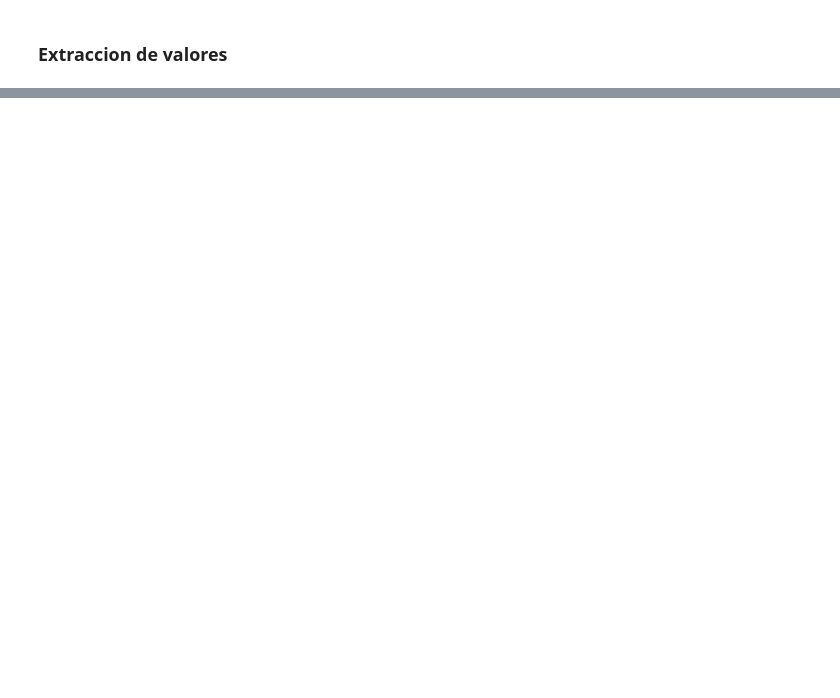
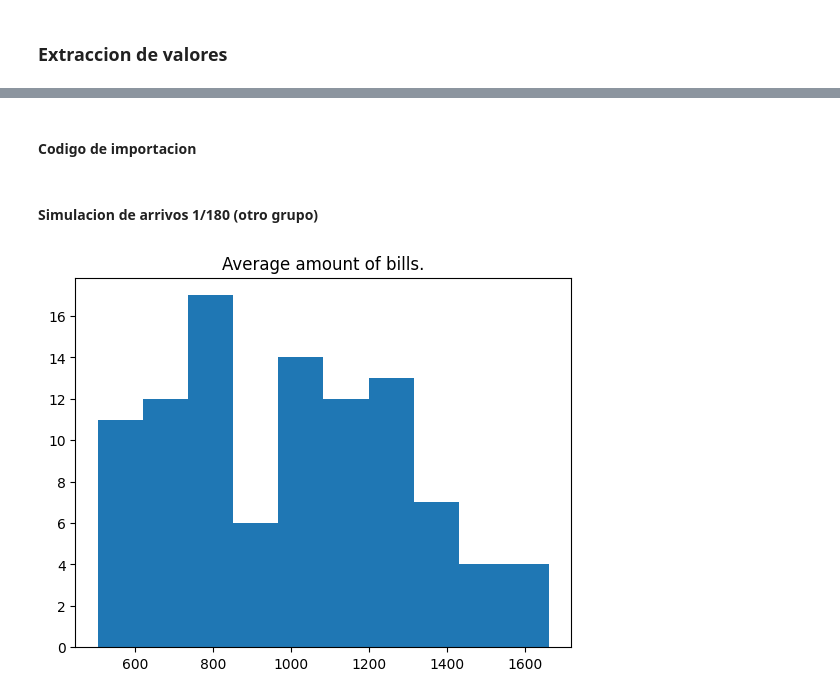
Before and after one commit to MartinCohen98/simulacion_tp1_grupo2_1c2024, a Jupyter notebook: Ejercicio2_TP2.ipynb, the cells around one changed output, grey strips where cells are left out. Drawn from its saved outputs; the diff is of its cells as text; code cells hidden in the pictures; blank space fills up the shorter version.

Commit message:
Comparativa entre grupos terminada ejercicio 2

```diff
--- a/Ejercicio2_TP2.ipynb
+++ b/Ejercicio2_TP2.ipynb
@@ -490,3 +521,51 @@ def extract_values(all_simu, name_of_file):
 
 # extract_values(complete_simulation, "results.csv")
 # extract_values(complete_simulation_2, "results_1_90.csv")
+# %% [markdown]
+#### Codigo de importacion
+# %%
+# clase donde se almacenan la informacion
+class DailyCustomerEventInfo:
+    def __init__(self, proportion_of_failure, median_of_bills, values_median_all, values_std_all, values_median_extract, values_std_extract, values_median_deposit, values_std_deposit):
+        self.proportion_of_failure = proportion_of_failure
+        self.median_of_bills = median_of_bills
+        self.values_median_all = values_median_all
+        self.values_std_all = values_std_all
+        self.values_median_extract = values_median_extract
+        self.values_std_extract = values_std_extract
+        self.values_median_deposit = values_median_deposit
+        self.values_std_deposit = values_std_deposit
+
+    def median_bills(self):
+        return self.median_of_bills
+
+    def time_median_and_std(self):
+        return self.values_median_all, self.values_std_all
+
+    def time_of_extraction_median_and_std(self):
+        return self.values_median_extract, self.values_std_extract
+
+    def time_deposit_median_and_std(self):
+        return self.values_median_deposit, self.values_std_deposit
+
+    def extraction_failure(self):
+        return self.proportion_of_failure
+# %%
+def import_values(name_of_file):
+    result = []
+    with open(name_of_file, 'r', newline='') as csvfile:
+        spamreader = csv.reader(csvfile)
+        for row in spamreader:
+            event = DailyCustomerEventInfo(float(row[0]), float(row[1]), float(row[2]), float(row[3]), float(row[4]), float(row[5]), float(row[6]), float(row[7]))
+            result.append(event)
+    return result
+
+# importo las simulaciones de otro grupo para la comparativa
+simulation_1_180 = import_values("muestras_grupo_1_ejercicio_2/output.csv")
+simulation_1_90 = import_values("muestras_grupo_1_ejercicio_2/output_1_90.csv")
+# %% [markdown]
+#### Simulacion de arrivos 1/180 (otro grupo)
+# %%
+plot_median_bills(simulation_1_180)
+# %% [output]
+[figure, added]
```
Also changed, not shown: parts of 28 cells of this notebook, 2 other files.
